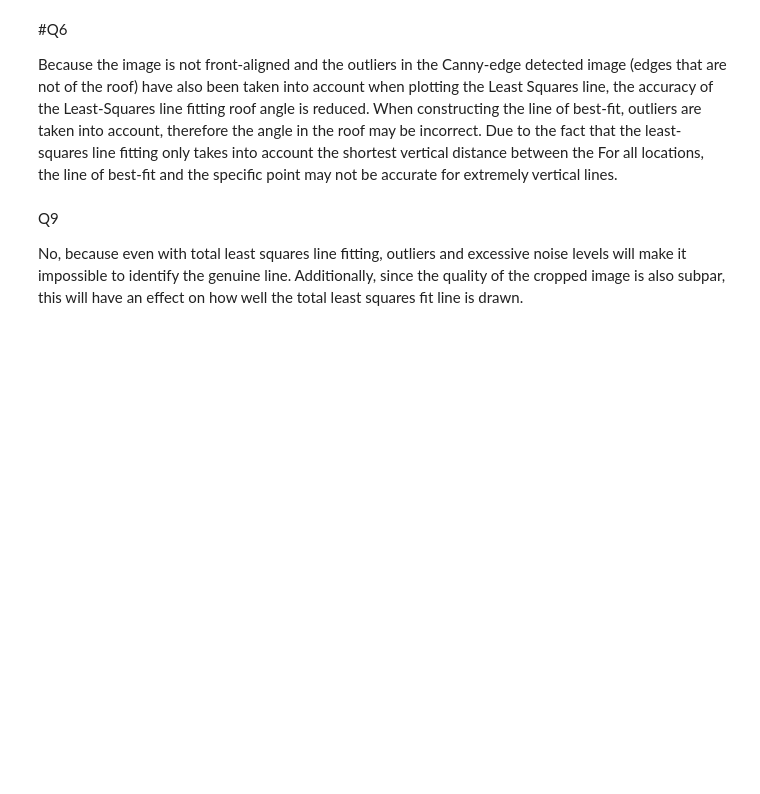
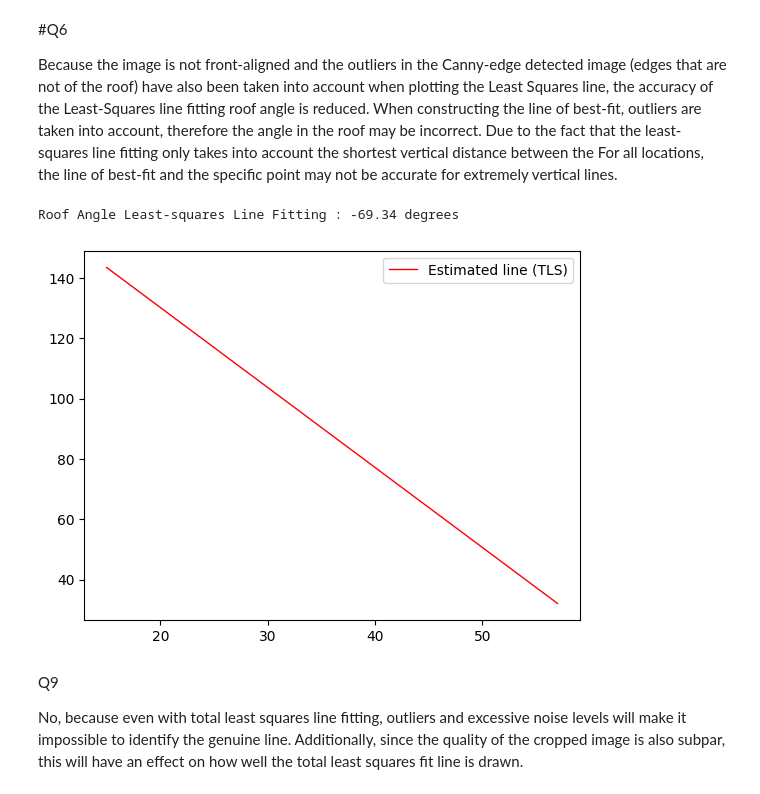
Before and after one commit to watlkumara/Assignment-3, a Jupyter notebook: Assingment 3 D_ENG_21_0029_EE.ipynb, the cells around one changed output. Cells and saved outputs as stored; diff of their text form; code cells hidden in the pictures; blank space fills up the shorter version.

```diff
--- a/Assingment 3 D_ENG_21_0029_EE.ipynb
+++ b/Assingment 3 D_ENG_21_0029_EE.ipynb
@@ -91,35 +96,38 @@ import cv2 as cv
 import matplotlib.pyplot as plt
 
 
-im = cv.imread('images/building_crop.jpg', cv.IMREAD_GRAYSCALE)
+im = cv.imread('building_crop.jpg', cv.IMREAD_GRAYSCALE)
 assert im is not None
 
 edges = cv.Canny(im,350 ,390)
 
 y_indices, x_indices = np.where(edges != 0)
 
 x = x_indices
 y = y_indices
 
 u11 = np.sum((x - np.mean(x))**2)
 u12 = np.sum((x - np.mean(x))*(y - np.mean(y)))
 u21 = u12
 u22 = np.sum((y - np.mean(y))**2)
 U = np.array([[u11, u12], [u21, u22]])
 w, v = np.linalg.eig(U)
 smallest_eigenvector = v[:, np.argmin(w)]
 a = smallest_eigenvector[0]
 b = smallest_eigenvector[1]
 d = a*np.mean(x) + b*np.mean(y)
 mstar = -a/b
 cstar = d/b
 
 angle = np.arctan(mstar)*180/ np.pi
 
 plt.plot([x[0], x[-1]], [mstar*x[0] + cstar, mstar*x[-1] + cstar], color='r', linewidth=1, label=r'Estimated line (TLS)')
 plt.legend(loc='best')
 
 print(f'Roof Angle Least-squares Line Fitting : {angle: .2f} degrees')
+# %% [output]
+Roof Angle Least-squares Line Fitting : -69.34 degrees
+[figure, added]
 # %% [markdown]
 Q9
 
```
Also changed, not shown: parts of 4 cells of this notebook.
